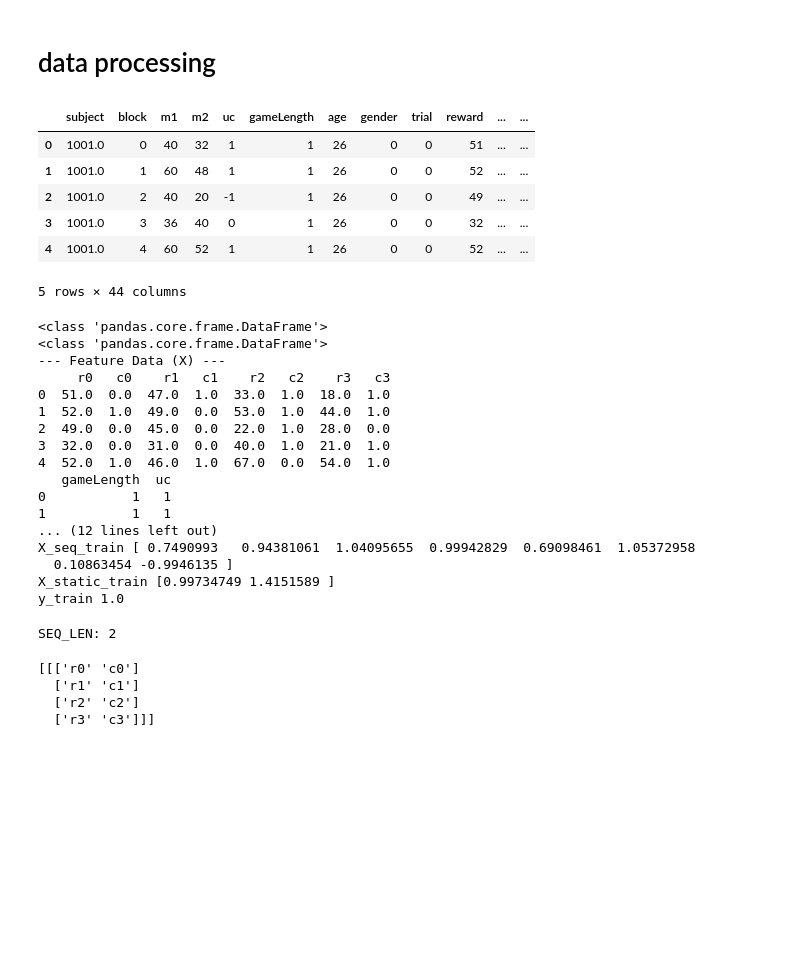
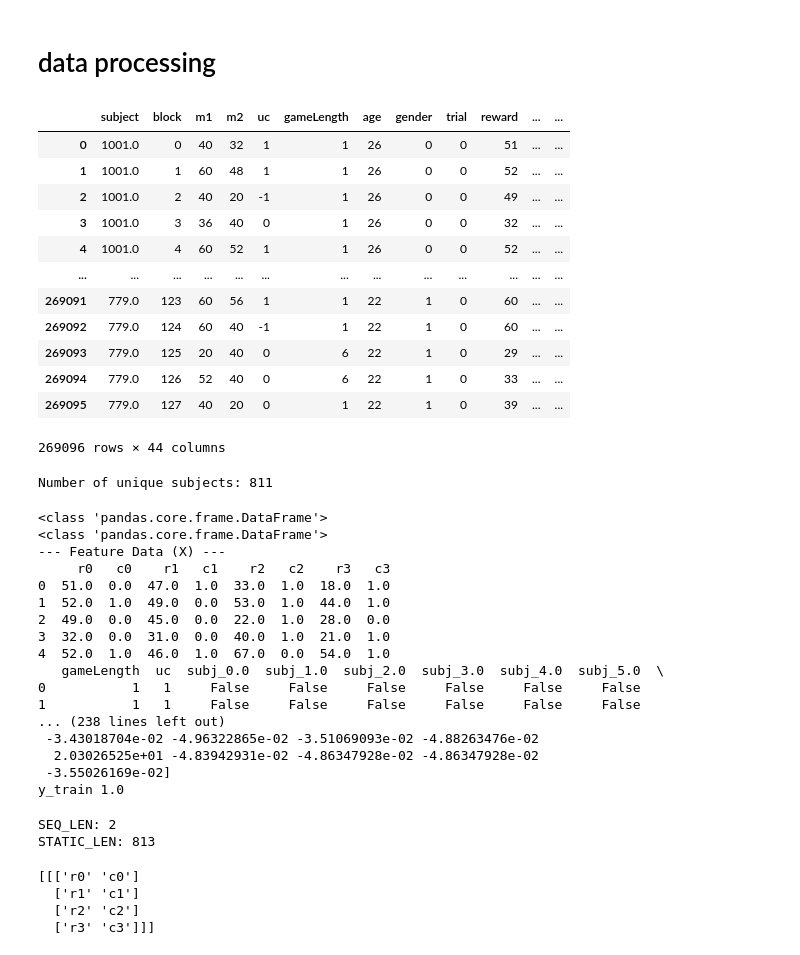
Before and after one commit to althealuo/Horizon, a Jupyter notebook: Horizon_individual_diff.ipynb, the cells around one changed output. Drawn from its saved outputs; the diff is of its cells as text; code cells hidden in the pictures; blank space fills up the shorter version.

Commit message:
fixed duplicated subject id, cleaned up data

```diff
--- a/Horizon_individual_diff.ipynb
+++ b/Horizon_individual_diff.ipynb
@@ -31,17 +31,35 @@ Using device: cuda
 # %% [markdown]
 # data processing
 # %%
-df = pd.read_csv("data/my_horizon_data_0919.csv")
+# df = pd.read_csv("data/my_horizon_data_0919.csv")
+
+
+files = [
+    "data/my_horizon_data.csv",
+    "data/my_horizon_data_0919.csv",
+]
+df = pd.concat((pd.read_csv(f) for f in files), ignore_index=True)
 # %%
-df.head()
+df
 # %% [output]
 |  | subject | block | m1 | m2 | uc | gameLength | age | gender | trial | reward | ... | ... |
 | 0 | 1001.0 | 0 | 40 | 32 | 1 | 1 | 26 | 0 | 0 | 51 | ... | ... |
 | 1 | 1001.0 | 1 | 60 | 48 | 1 | 1 | 26 | 0 | 0 | 52 | ... | ... |
 | 2 | 1001.0 | 2 | 40 | 20 | -1 | 1 | 26 | 0 | 0 | 49 | ... | ... |
 | 3 | 1001.0 | 3 | 36 | 40 | 0 | 1 | 26 | 0 | 0 | 32 | ... | ... |
 | 4 | 1001.0 | 4 | 60 | 52 | 1 | 1 | 26 | 0 | 0 | 52 | ... | ... |
+| ... | ... | ... | ... | ... | ... | ... | ... | ... | ... | ... | ... | ... |
+| 269091 | 779.0 | 123 | 60 | 56 | 1 | 1 | 22 | 1 | 0 | 60 | ... | ... |
+| 269092 | 779.0 | 124 | 60 | 40 | -1 | 1 | 22 | 1 | 0 | 60 | ... | ... |
+| 269093 | 779.0 | 125 | 20 | 40 | 0 | 6 | 22 | 1 | 0 | 29 | ... | ... |
+| 269094 | 779.0 | 126 | 52 | 40 | 0 | 6 | 22 | 1 | 0 | 33 | ... | ... |
+| 269095 | 779.0 | 127 | 40 | 20 | 0 | 1 | 22 | 1 | 0 | 39 | ... | ... |
-5 rows × 44 columns
+269096 rows × 44 columns
+# %%
+num_subjects = df["subject"].nunique()
+print("Number of unique subjects:", num_subjects)
+# %% [output]
+Number of unique subjects: 811
 # %%
 # same as sklearn
 
@@ -55,8 +73,11 @@ static_features = ['gameLength', 'uc']
 
 target = 'c4'
 
+subj_onehot = pd.get_dummies(df['subject'], prefix='subj')
+df_static = pd.concat([df[static_features], subj_onehot], axis=1)
+
 X_seq = df[seq_features]
-X_static = df[static_features]
+X_static = df_static
 y = df[target]
 
 print(type(X_seq))
@@ -102,19 +123,22 @@ print(f'y_train {y_train.iloc[0]}')
 2  49.0  0.0  45.0  0.0  22.0  1.0  28.0  0.0
 3  32.0  0.0  31.0  0.0  40.0  1.0  21.0  1.0
 4  52.0  1.0  46.0  1.0  67.0  0.0  54.0  1.0
-   gameLength  uc
-0           1   1
-1           1   1
-... (12 lines left out)
-X_seq_train [ 0.7490993   0.94381061  1.04095655  0.99942829  0.69098461  1.05372958
-  0.10863454 -0.9946135 ]
-X_static_train [0.99734749 1.4151589 ]
+   gameLength  uc  subj_0.0  subj_1.0  subj_2.0  subj_3.0  subj_4.0  subj_5.0  \
+0           1   1     False     False     False     False     False     False
+1           1   1     False     False     False     False     False     False
+... (238 lines left out)
+ -3.43018704e-02 -4.96322865e-02 -3.51069093e-02 -4.88263476e-02
+  2.03026525e+01 -4.83942931e-02 -4.86347928e-02 -4.86347928e-02
+ -3.55026169e-02]
 y_train 1.0
 # %%
 SEQ_LEN = seq_features.__len__() // 4
 print(f"SEQ_LEN: {SEQ_LEN}")
+STATIC_LEN = X_static_train.shape[1]
+print(f"STATIC_LEN: {STATIC_LEN}")
 # %% [output]
 SEQ_LEN: 2
+STATIC_LEN: 813
 # %%
 feature_order_test = np.array(seq_features).reshape(-1, 4, SEQ_LEN)
 print(feature_order_test)
```
Also changed, not shown: parts of 17 cells of this notebook, 19 other files.
